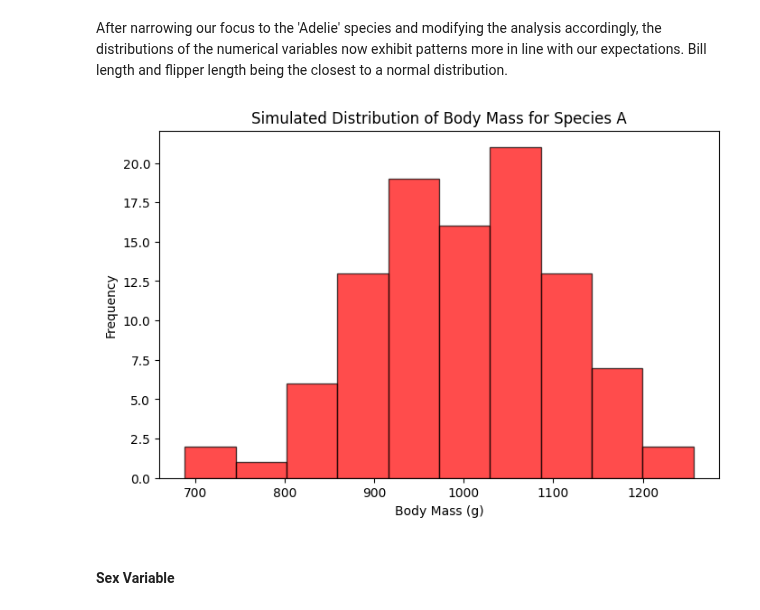
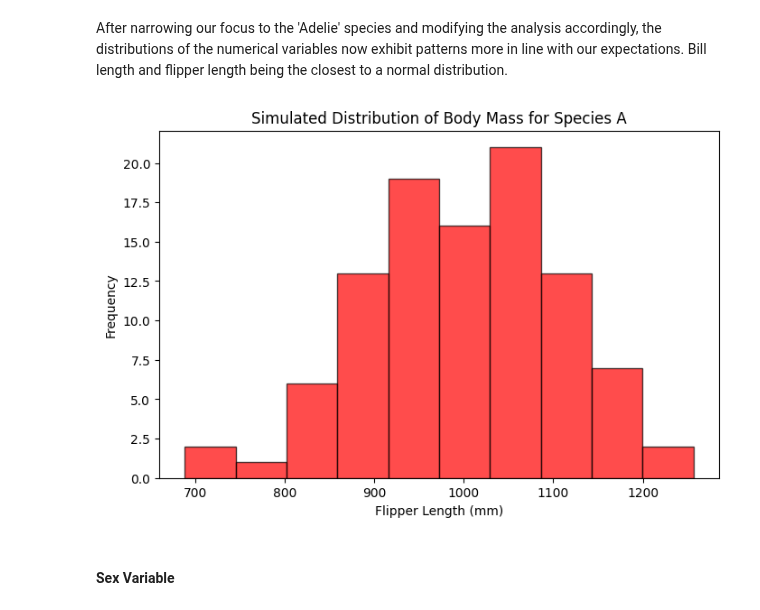
Before and after one commit to claretubs/fundamentals-data-analysis-project, a Jupyter notebook: tasks.ipynb, the cells around one changed output. Saved outputs shown, nothing was run; the diff lists cells and outputs as text; code cells hidden in the pictures.

```diff
--- a/tasks.ipynb
+++ b/tasks.ipynb
@@ -196,14 +196,14 @@ After narrowing our focus to the 'Adelie' species and modifying the analysis acc
 species_a_data = np.random.normal(loc=1000, scale=100, size=100)
 # %%
-# Plot histogram for 'Species A'
+# Plot histogram for 'Species A'.
 plt.figure(figsize=(8, 5))
 plt.hist(species_a_data, bins=10, alpha=0.7, color='red', edgecolor='black')
-plt.xlabel('Body Mass (g)')
+plt.xlabel('Flipper Length (mm)')
 plt.ylabel('Frequency')
 plt.title('Simulated Distribution of Body Mass for Species A')
 plt.show()
 # %% [output]
-[figure, old version]
+[figure, new version]
 # %% [markdown]
 #### Sex Variable
 # %%
```
Also changed, not shown: parts of 16 cells of this notebook.
